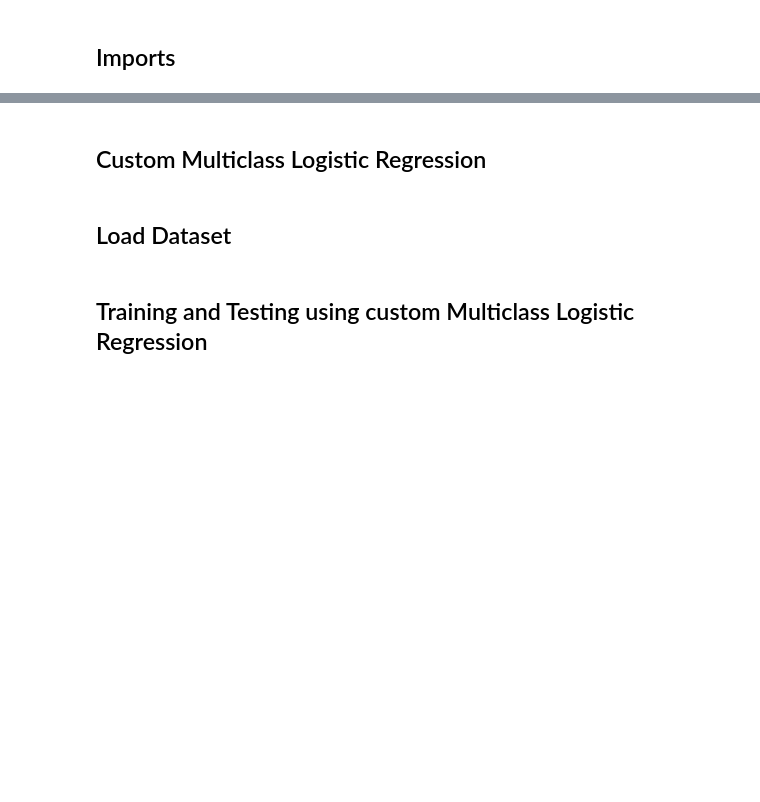
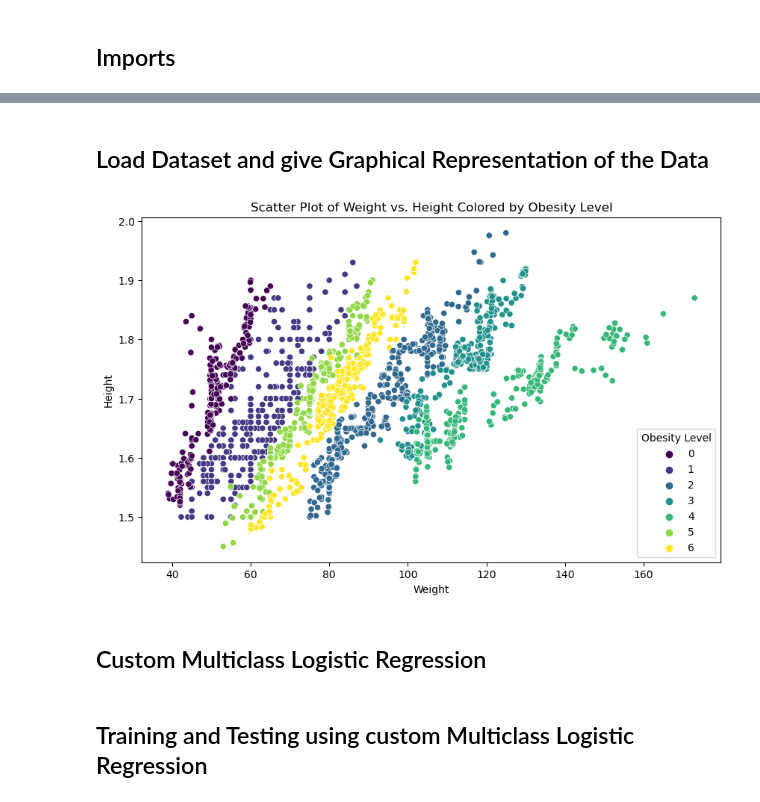
Before and after one commit to DimosPlavos/MachineLearningCustomAlgorithms, a Jupyter notebook: LogisticRegression.ipynb, the cells around one changed output, grey strips where cells are left out. Cells and saved outputs as stored; diff of their text form; code cells hidden in the pictures; blank space fills up the shorter version.

```diff
--- a/LogisticRegression.ipynb
+++ b/LogisticRegression.ipynb
@@ -13,2 +25,49 @@ from sklearn.preprocessing import LabelEncoder
+# %% [markdown]
+## Load Dataset and give Graphical Representation of the Data
+# %%
+# Fetch dataset
+estimation_of_obesity_levels_based_on_eating_habits_and_physical_condition = fetch_ucirepo(id=544)
+
+# Data (as pandas dataframes)
+X = estimation_of_obesity_levels_based_on_eating_habits_and_physical_condition.data.features
+y = estimation_of_obesity_levels_based_on_eating_habits_and_physical_condition.data.targets
+
+# Drop categorical columns
+string_columns = ['MTRANS', 'Gender', 'family_history_with_overweight', 'FAVC', 'CALC', 'SCC', 'SMOKE', 'CAEC']
+X = X.drop(string_columns, axis=1)
+
+# Convert the target variable to numerical format
+label_encoder = LabelEncoder()
+y = label_encoder.fit_transform(y).ravel()
+
+
+# Create DataFrame from X
+df_X = pd.DataFrame(X, columns=['Age', 'Height', 'Weight', 'FCVC', 'NCP', 'CH2O', 'FAF', 'TUE'])
+
+# Add the obesity label column
+df_X['Obesity'] = y  # Directly assign the numpy array 'y'
+
+# Proceed with plotting
+plt.figure(figsize=(10, 6))
+scatter = sns.scatterplot(data=df_X, x='Weight', y='Height', hue='Obesity', palette='viridis')
+
+# Adding plot labels and title
+plt.xlabel('Weight')
+plt.ylabel('Height')
+plt.title('Scatter Plot of Weight vs. Height Colored by Obesity Level')
+plt.legend(title='Obesity Level')
+
+# Show the plot
+plt.show()
+
+
+# Standardization
+mu = X.mean()
+stdu = X.std()
+X = (X - mu) / stdu
+
+X = X.to_numpy()
+# %% [output]
+[figure, added]
 # %% [markdown]
 ## Custom Multiclass Logistic Regression
@@ -106,2 +73,0 @@ class MulticlassLogisticRegression():
-# %% [markdown]
-## Load Dataset
```
Also changed, not shown: parts of 8 cells of this notebook, 2 other files.
